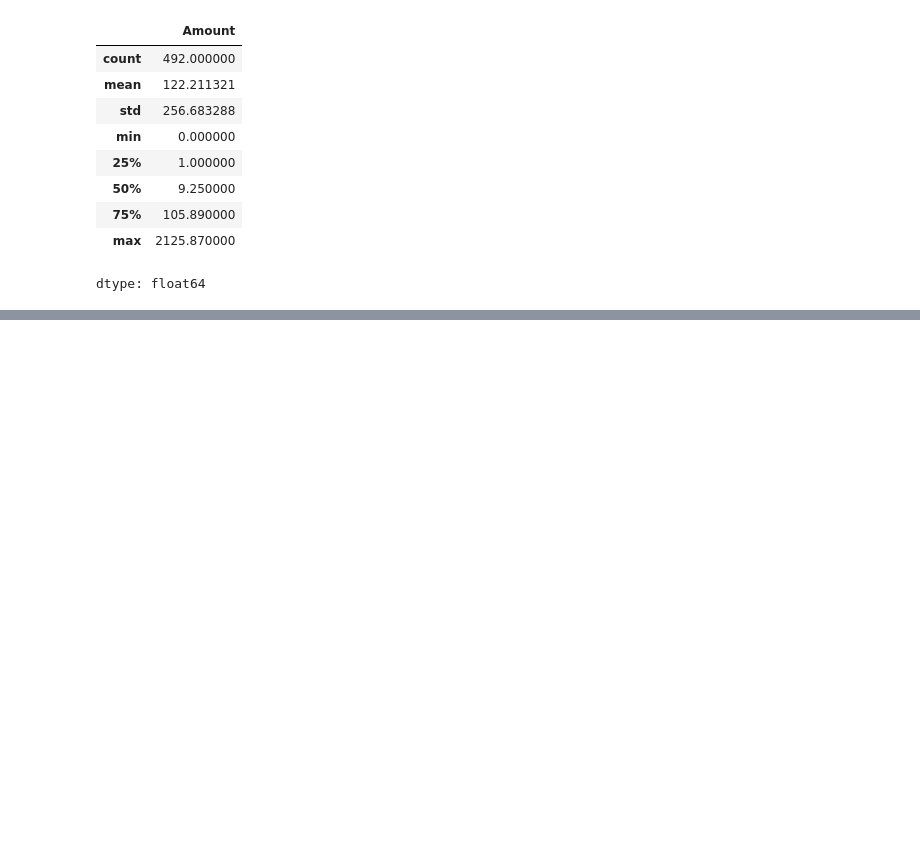
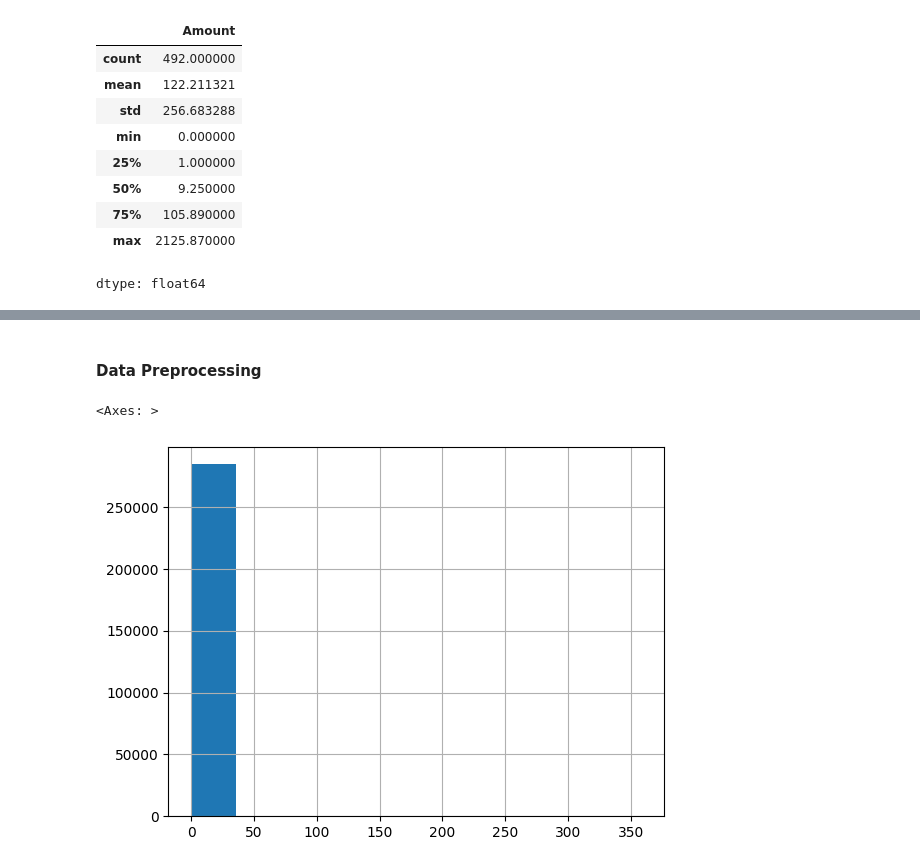
Before and after one commit to mlcodr/Fraud_Detection, a Jupyter notebook: notebooks/fraud_detection_hasnat.ipynb, the cells around one changed output, grey strips where cells are left out. Saved outputs shown, nothing was run; the diff lists cells and outputs as text; code cells hidden in the pictures; blank space fills up the shorter version.

```diff
--- a/notebooks/fraud_detection_hasnat.ipynb
+++ b/notebooks/fraud_detection_hasnat.ipynb
@@ -143,0 +145,12 @@ dtype: float64
+# %% [markdown]
+#### **Data Preprocessing**
+# %%
+## Because all the PCA data is almost decimal but the amount raw currency which will confuse the model
+from sklearn.preprocessing import RobustScaler
+new_card_data = card_data.copy()
+new_card_data["Amount"] = RobustScaler().fit_transform(new_card_data["Amount"].to_numpy().reshape(-1,1))
+# %%
+new_card_data["Amount"].hist()
+# %% [output]
+<Axes: >
+[figure, added]
```
Also changed, not shown: parts of 10 cells of this notebook.
